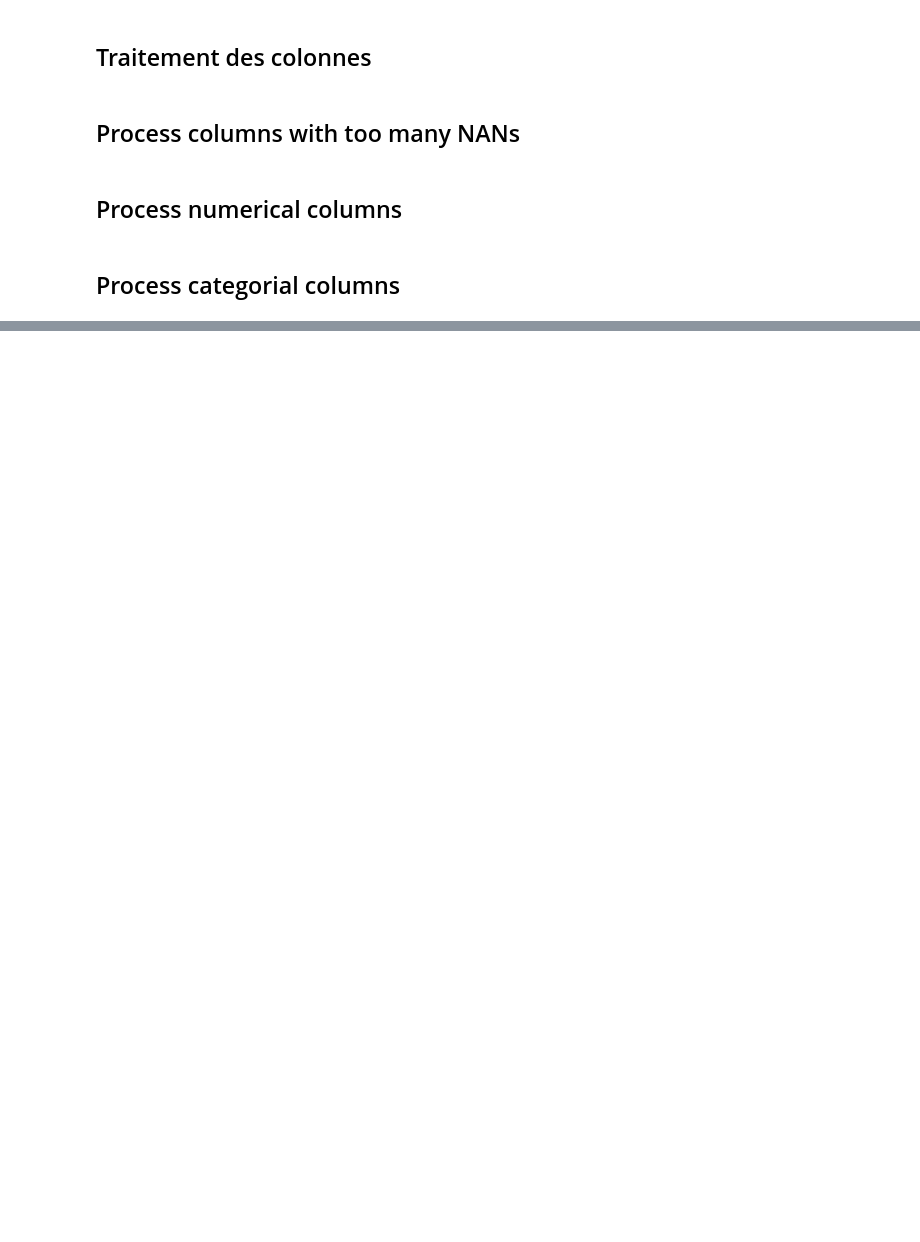
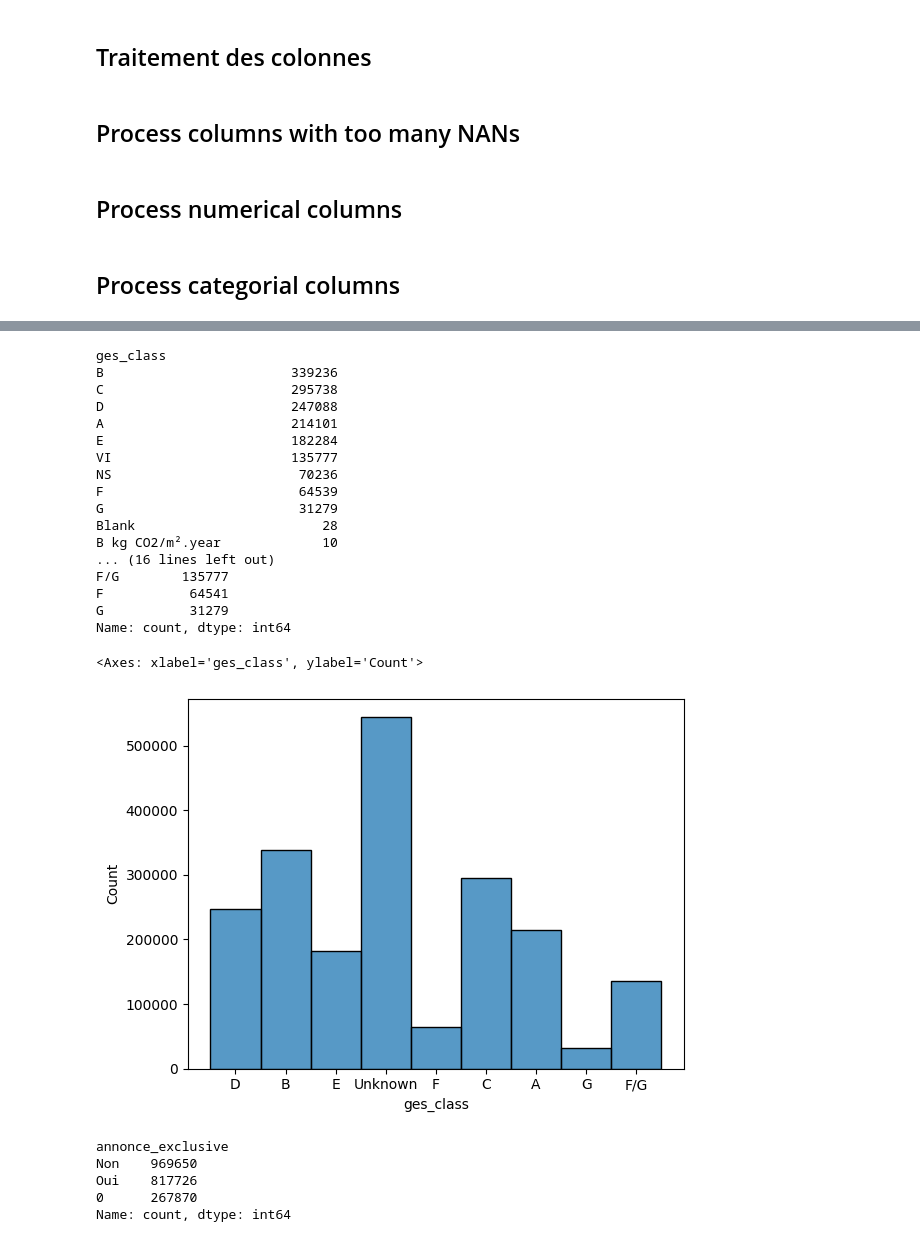
Before and after one commit to Clement2169/immocv, a Jupyter notebook: notebooks/TraitementAppartement-V1.ipynb, the cells around one changed output, grey strips where cells are left out. Cells and saved outputs as stored; diff of their text form; code cells hidden in the pictures; blank space fills up the shorter version.

Commit message:
Categorial

```diff
--- a/notebooks/TraitementAppartement-V1.ipynb
+++ b/notebooks/TraitementAppartement-V1.ipynb
@@ -300,0 +408,43 @@ print (df[columns].isna().sum())
+# %%
+# process categorial ges_class : gaz a effet de serre : set to unknown
+print(df["ges_class"].value_counts())
+
+df["ges_class"] = df["ges_class"].fillna("Unknown")
+df["ges_class"] = df["ges_class"].replace(to_replace=["D - 49 kg CO2/m².year","E-41 kg CO2/m².year","Blank","0 kg CO2/m².year"],value=["D","E","Unknown","Unknown"])
+df["ges_class"] = df["ges_class"].replace(to_replace=["VI"],value=["F/G"])
+df["ges_class"] = df["ges_class"].replace(to_replace=["A kg CO2/m².year","E kg CO2/m².year","B kg CO2/m².year","C kg CO2/m².year","D kg CO2/m².year","F kg CO2/m².year","NS"],value=["A","E","B","C","D","F","Unknown"])
+#df['ges_class'] = pd.Categorical(df['ges_class'], ['0','A','B','C','D','E','F','F/G','G','Unknown'])
+
+print(df["ges_class"].value_counts())
+
+sns.histplot(df["ges_class"])
+# %% [output]
+ges_class
+B                        339236
+C                        295738
+D                        247088
+A                        214101
+E                        182284
+VI                       135777
+NS                        70236
+F                         64539
+G                         31279
+Blank                        28
+B kg CO2/m².year             10
+... (16 lines left out)
+F/G        135777
+F           64541
+G           31279
+Name: count, dtype: int64
+<Axes: xlabel='ges_class', ylabel='Count'>
+[figure, added]
+# %%
+# annon exclusive
+print(df["annonce_exclusive"].value_counts())
+df["annonce_exclusive"] = df["annonce_exclusive"].replace(to_replace=['Oui','Non','0'],value=[1,0,2]).astype(int)
+# %% [output]
+annonce_exclusive
+Non    969650
+Oui    817726
+0      267870
+Name: count, dtype: int64
```
Also changed, not shown: parts of 12 cells of this notebook.
